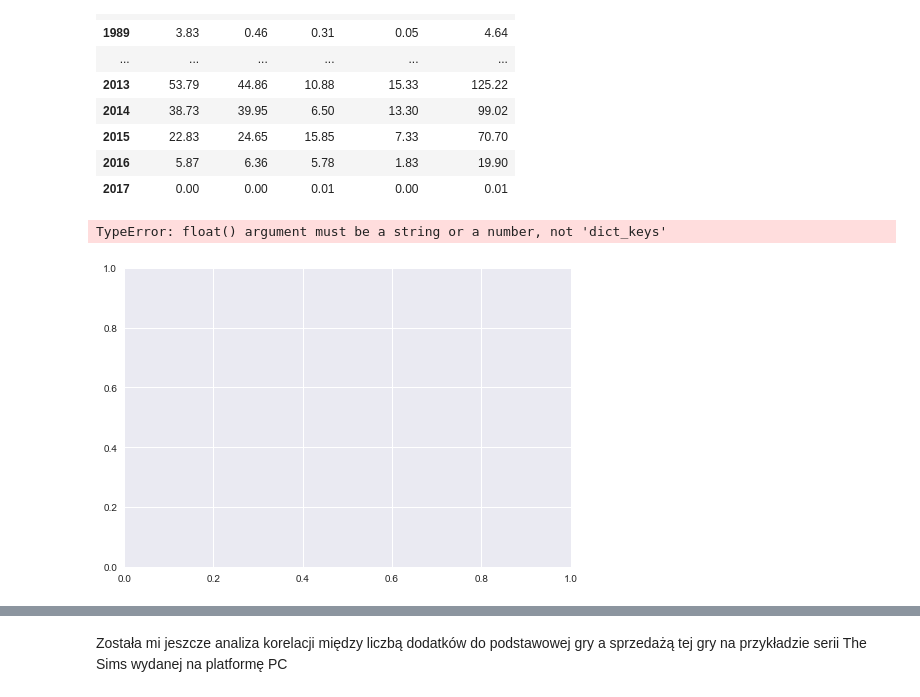
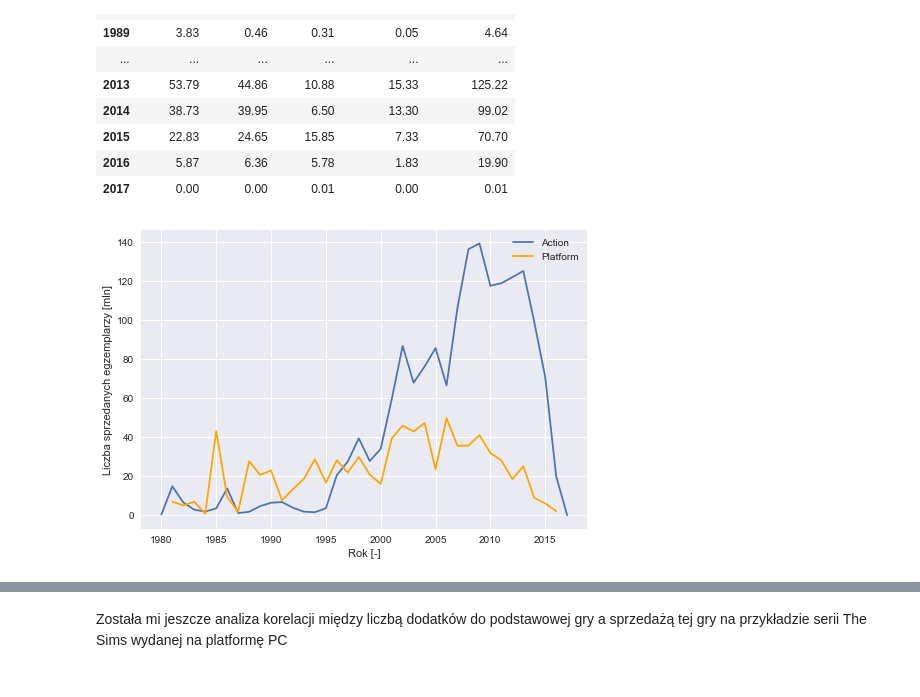
Before and after one commit to lukabr265/awd, a Jupyter notebook: Sales_of_video_games_analiza_ostateczne.ipynb, the cells around one changed output, grey strips where cells are left out. Saved outputs shown, nothing was run; the diff lists cells and outputs as text; code cells hidden in the pictures.

```diff
--- a/Sales_of_video_games_analiza_ostateczne.ipynb
+++ b/Sales_of_video_games_analiza_ostateczne.ipynb
@@ -218,17 +218,16 @@ lata_act #wyświetlam lata_act, żeby przejrzeć jak wygląda podzbiór
 # %%
 act_dict = dict(lata_act.loc[:,'Global_Sales']) #w zmiennej act_dict tworzę słownik dla gier akcji tak samo jak w przypadku wizualizacji pojedynczych zmiennych i wydzielam kolumnę 'Global_Sales' do porównania                                                     #sprzedarży globalnej
 plat_dict = dict(lata_plat.loc[:,'Global_Sales']) #w zmiennej plat_dict tworzę słownik dla gier akcji tak samo jak w przypadku wizualizacji pojedynczych zmiennych i wydzielam kolumnę 'Global_Sales' do porównania
 #sprzedaży globalnej
 #tworzę wykresy liniowe dla każdego słownika, żeby pokazać przy okazji zmienność sprzedaży gier akcji i platformowych na przestrzeni lat
-plt.plot(act_dict.keys(),act_dict.values(),label='Action')
-plt.plot(plat_dict.keys(),plat_dict.values(),label='Platform',color='orange')
+plt.plot(list(act_dict.keys()),list(act_dict.values()),label='Action')
+plt.plot(list(plat_dict.keys()),list(plat_dict.values()),label='Platform',color='orange')
 plt.xlabel('Rok [-]')
 plt.ylabel('Liczba sprzedanych egzemplarzy [mln]')
 plt.legend()
 plt.show()
 # %% [output]
-TypeError: float() argument must be a string or a number, not 'dict_keys'
-[figure, old version]
+[figure, new version]
 # %%
 t,p = st.ttest_ind(lata_act['Global_Sales'],lata_plat['Global_Sales']) #przeprowadzam test t, żeby zbadać istotność różnicy między sprzedażą gier akcji a platformowymi i zapisuję wynik testu do zmiennej 't'
 #a istotność do zmiennej 'p'
```
Also changed, not shown: parts of 17 cells of this notebook.
